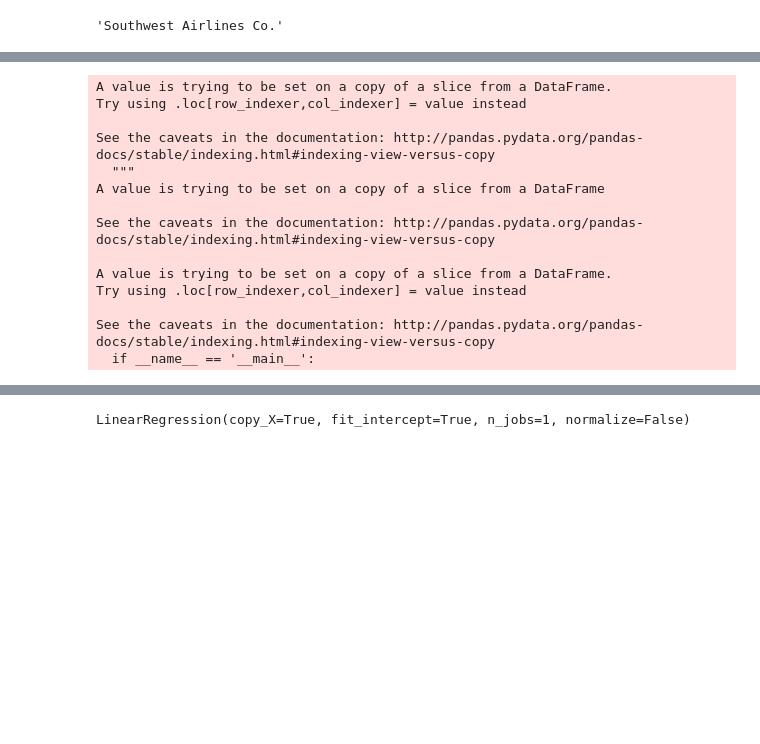
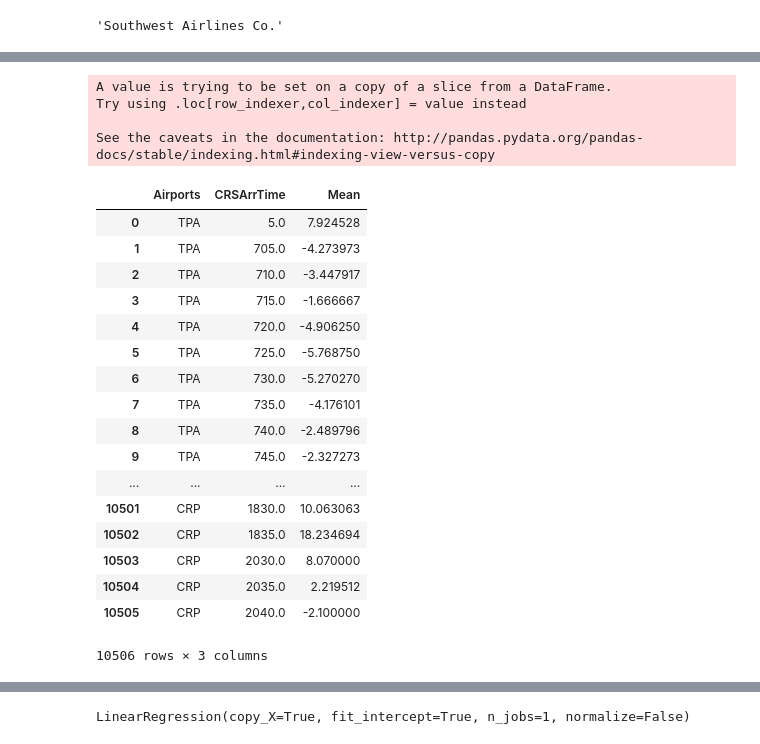
Before and after one commit to tninh/Flights-Delay-Prediction, a Jupyter notebook: script/flights_delay_regression.ipynb, the cells around one changed output, grey strips where cells are left out. Saved outputs shown, nothing was run; the diff lists cells and outputs as text; code cells hidden in the pictures; blank space fills up the shorter version.

```diff
--- a/script/flights_delay_regression.ipynb
+++ b/script/flights_delay_regression.ipynb
@@ -398,4 +429,5 @@ get_flight_info('WN')
 # %%
 
-train = df1.values
+train = df1
 #test = df1[df1['CRSDep_Date_Time'].apply(lambda x:x.date()) > datetime.date(2008, 9, 1)]
+#airlines = df1['UniqueCarrier'].unique()
@@ -412,35 +441,25 @@ array([['WN', 'IAD', 'TPA', ..., 150.0, 128.0, 810],
 # %%
-def get_delays_info(df, carrier):
-    airports = df[df['UniqueCarrier'] == carrier]['Origin'].unique()
+def get_arrDelays_info(df, carrier):
+    airports = df[df['UniqueCarrier'] == carrier]['Dest'].unique()
     i = 0
-    cols = ['Airports', 'DepDelay', 'Mean']
+    cols = ['Airports', 'CRSArrTime', 'Mean']
     for airport in airports:
-        test2 = get_flight_delays(df, carrier, airport, True)
-        test2.loc[:, 'Airports'] = airport
-        test2 = test2[cols]
-        test2.dropna(how = 'any', inplace = True)
+        t = get_flight_arrDelays(df, carrier, airport, True)
+        t.loc[:, 'Airports'] = airport
+        t = t[cols]
+        t.dropna(how = 'any', inplace = True)
         if i == 0:
-            merged_df = test2.copy()
+            train_df = t.copy()
         else:
-            merged_df = pd.concat([merged_df, test2], ignore_index = True)
+            train_df = pd.concat([train_df, t], ignore_index = True)
         i += 1
-    return merged_df
+    return train_df
 # %%
 carrier = 'WN'
-merged_df = get_delays_info(df2, carrier)
+train_df = get_arrDelays_info(train, carrier)
 #merged_df.loc[:,:]
 # %% [output]
 A value is trying to be set on a copy of a slice from a DataFrame.
 Try using .loc[row_indexer,col_indexer] = value instead
 
 See the caveats in the documentation: http://pandas.pydata.org/pandas-docs/stable/indexing.html#indexing-view-versus-copy
-  """
-A value is trying to be set on a copy of a slice from a DataFrame
-
-See the caveats in the documentation: http://pandas.pydata.org/pandas-docs/stable/indexing.html#indexing-view-versus-copy
-
-A value is trying to be set on a copy of a slice from a DataFrame.
-Try using .loc[row_indexer,col_indexer] = value instead
-
-See the caveats in the documentation: http://pandas.pydata.org/pandas-docs/stable/indexing.html#indexing-view-versus-copy
-  if __name__ == '__main__':
@@ -449,3 +466,24 @@ merged_df.shape
+# %%
+train_df
+# %% [output]
+|  | Airports | CRSArrTime | Mean |
+| 0 | TPA | 5.0 | 7.924528 |
+| 1 | TPA | 705.0 | -4.273973 |
+| 2 | TPA | 710.0 | -3.447917 |
+| 3 | TPA | 715.0 | -1.666667 |
+| 4 | TPA | 720.0 | -4.906250 |
+| 5 | TPA | 725.0 | -5.768750 |
+| 6 | TPA | 730.0 | -5.270270 |
+| 7 | TPA | 735.0 | -4.176101 |
+| 8 | TPA | 740.0 | -2.489796 |
+| 9 | TPA | 745.0 | -2.327273 |
+| ... | ... | ... | ... |
+| 10501 | CRP | 1830.0 | 10.063063 |
+| 10502 | CRP | 1835.0 | 18.234694 |
+| 10503 | CRP | 2030.0 | 8.070000 |
+| 10504 | CRP | 2035.0 | 2.219512 |
+| 10505 | CRP | 2040.0 | -2.100000 |
+10506 rows × 3 columns
 # %%
 ##Label Encoding
 from sklearn import metrics, linear_model
```
Also changed, not shown: parts of 40 cells of this notebook.
